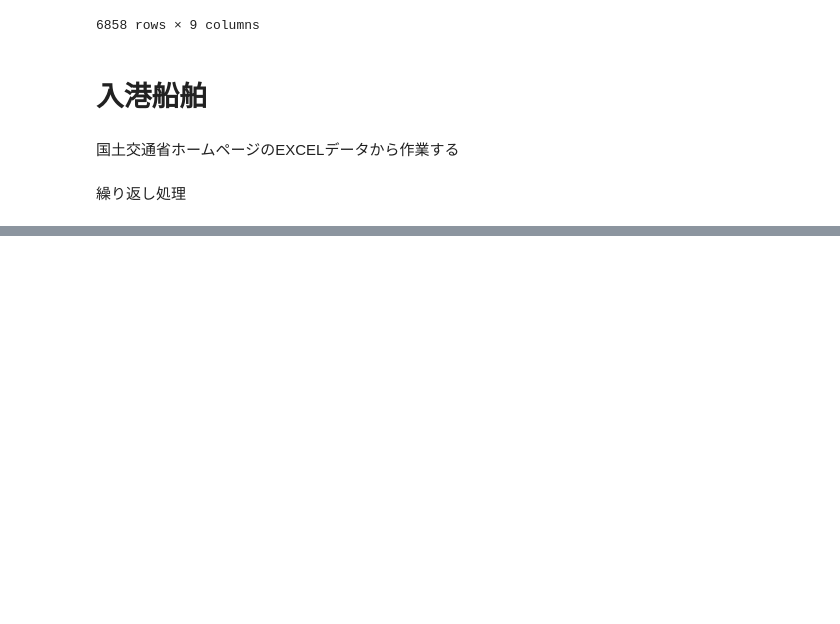
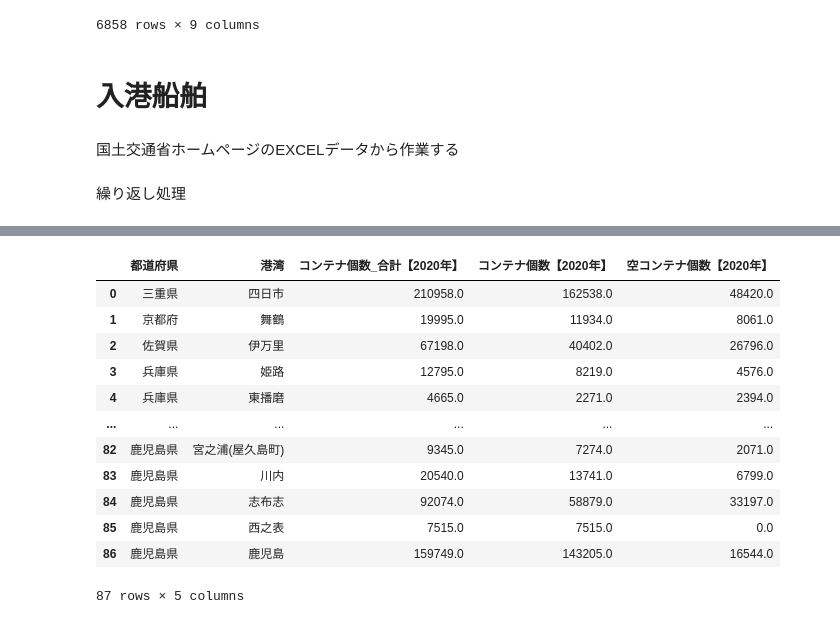
Before and after one commit to dicechick373/dicechick373, a Jupyter notebook: 播磨臨海地域の特徴.ipynb, the cells around one changed output, grey strips where cells are left out. Saved outputs shown, nothing was run; the diff lists cells and outputs as text; code cells hidden in the pictures; blank space fills up the shorter version.

```diff
--- a/播磨臨海地域の特徴.ipynb
+++ b/播磨臨海地域の特徴.ipynb
@@ -535,0 +677,20 @@ params_ship = [
+# %%
+time = '2020年'
+url  = 'https://www.mlit.go.jp/k-toukei/content/001448042.xlsx'
+
+df_container_2020 = get_container(time,url)
+df_container_2020
+# %% [output]
+|  | 都道府県 | 港湾 | コンテナ個数_合計【2020年】 | コンテナ個数【2020年】 | 空コンテナ個数【2020年】 |
+| 0 | 三重県 | 四日市 | 210958.0 | 162538.0 | 48420.0 |
+| 1 | 京都府 | 舞鶴 | 19995.0 | 11934.0 | 8061.0 |
+| 2 | 佐賀県 | 伊万里 | 67198.0 | 40402.0 | 26796.0 |
+| 3 | 兵庫県 | 姫路 | 12795.0 | 8219.0 | 4576.0 |
+| 4 | 兵庫県 | 東播磨 | 4665.0 | 2271.0 | 2394.0 |
+| ... | ... | ... | ... | ... | ... |
+| 82 | 鹿児島県 | 宮之浦(屋久島町) | 9345.0 | 7274.0 | 2071.0 |
+| 83 | 鹿児島県 | 川内 | 20540.0 | 13741.0 | 6799.0 |
+| 84 | 鹿児島県 | 志布志 | 92074.0 | 58879.0 | 33197.0 |
+| 85 | 鹿児島県 | 西之表 | 7515.0 | 7515.0 | 0.0 |
+| 86 | 鹿児島県 | 鹿児島 | 159749.0 | 143205.0 | 16544.0 |
+87 rows × 5 columns
```
Also changed, not shown: parts of 25 cells of this notebook.
